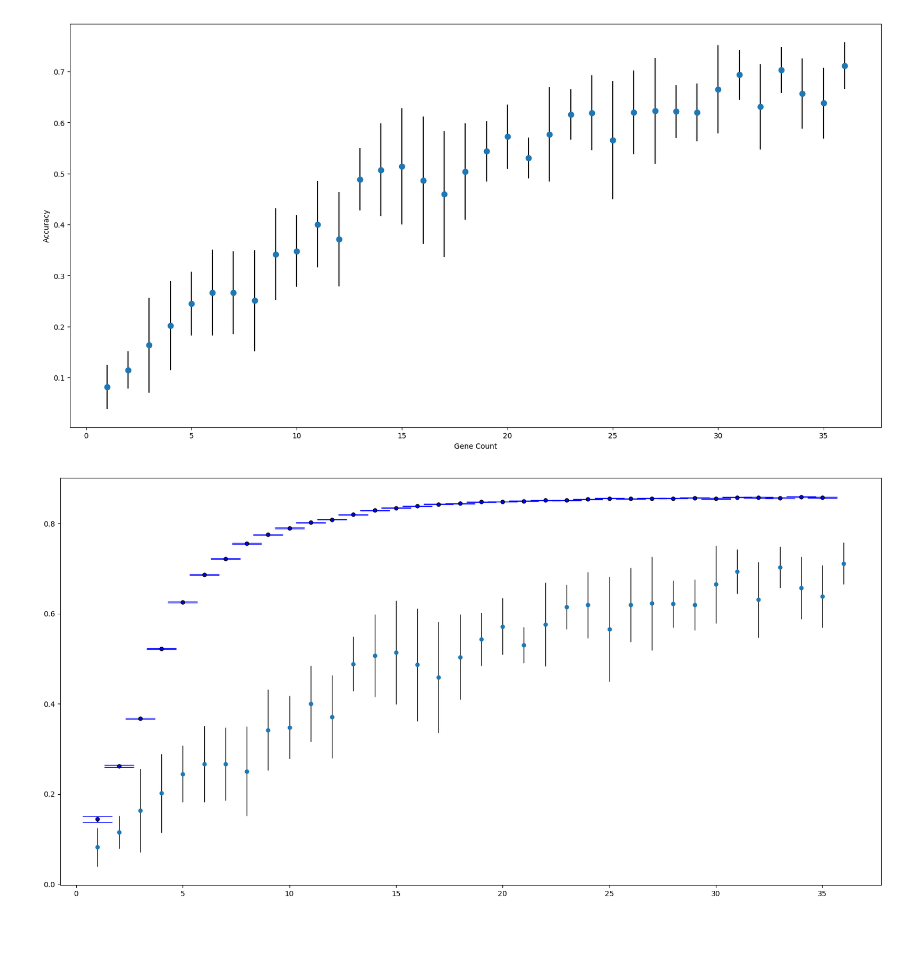
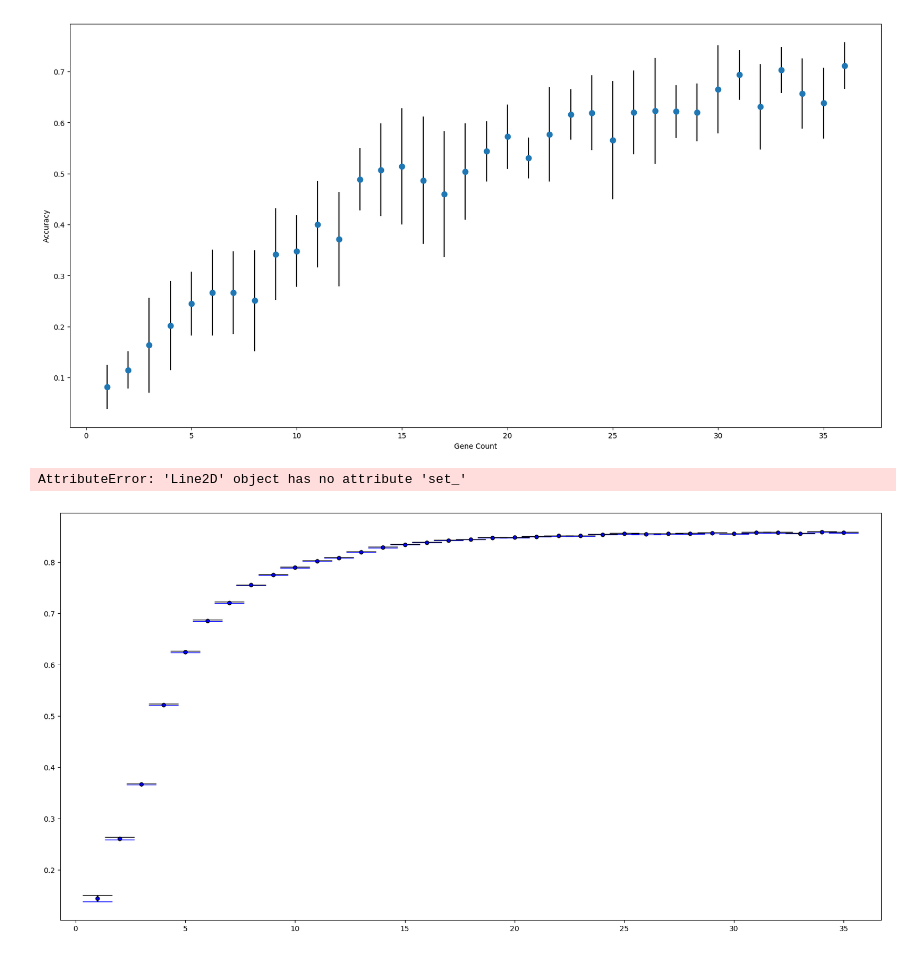
Before and after one commit to SystemsGenetics/gene-oracle, a Jupyter notebook: notebooks/80_200_analysis.ipynb, the cells around one changed output. Saved outputs shown, nothing was run; the diff lists cells and outputs as text; code cells hidden in the pictures.

```diff
--- a/notebooks/80_200_analysis.ipynb
+++ b/notebooks/80_200_analysis.ipynb
@@ -323,21 +285,22 @@ plt.show()
 # %%
 plt.figure(figsize=(20,10))
 avg80 = avgValues80["Accuracy"].values
 std80 = stdValues80["Accuracy"].values
 max80 = maxValues80["Accuracy"].values
 min80 = minValues80["Accuracy"].values
 (_, caps, _) = plt.errorbar(range(1,36), avg80, std80, fmt='ok', lw=2,\
             markersize=5,markerfacecolor='blue', capsize=20)
 
 for cap in caps:
     cap.set_color('blue')
-    cap.
-    cap.set_markeredgewidth(1)
+    cap.set_
+    cap.set_markeredgewidth(.5)
 # plt.errorbar(range(1,36), avg80, [avg80 - min80, max80 - avg80], fmt='.k', lw=1, \
 #             markersize=5,markerfacecolor='blue')
 
 plt.errorbar(num, avg, std, linestyle='None', marker='.', markersize=10, ecolor="black", lw=1)
 
 plt.show()
 # %% [output]
+AttributeError: 'Line2D' object has no attribute 'set_'
-[figure, old version]
+[figure, new version]
```
Also changed, not shown: parts of 6 cells of this notebook, 1 other file.
